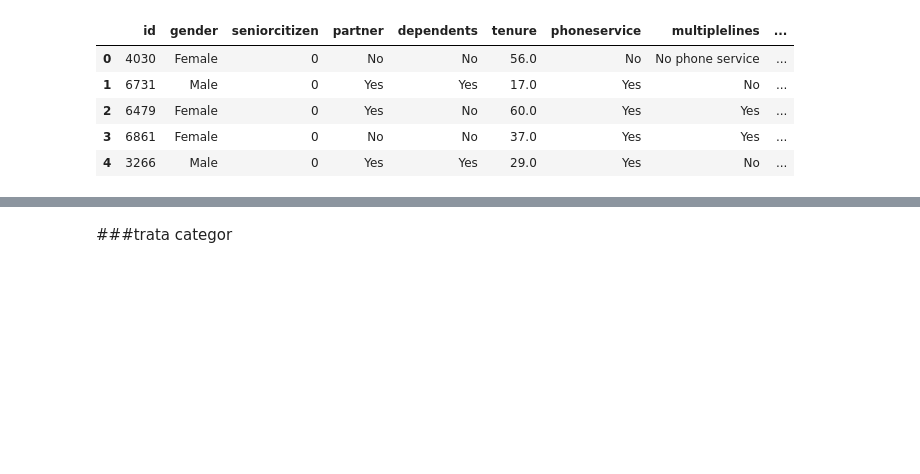
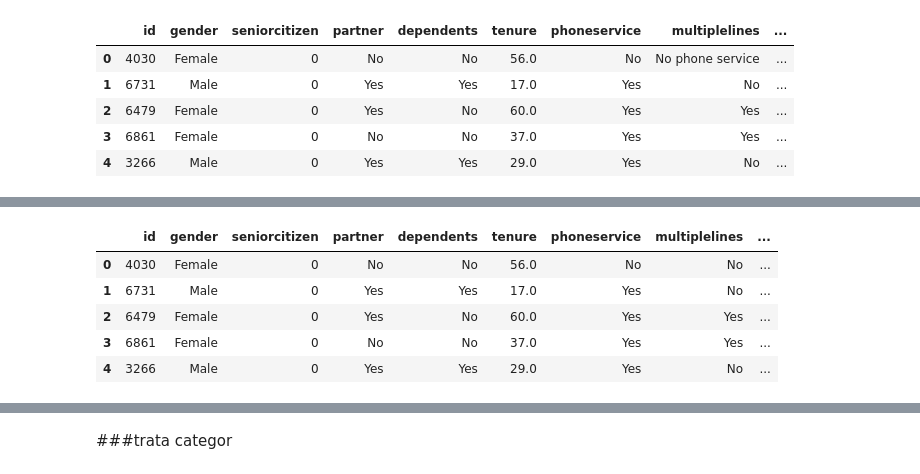
Before and after one commit to jjefferson2006/DSWP_JJ_altera, a Jupyter notebook: desafio_analise5.ipynb, the cells around one changed output, grey strips where cells are left out. Cells and saved outputs as stored; diff of their text form; code cells hidden in the pictures; blank space fills up the shorter version.

```diff
--- a/desafio_analise5.ipynb
+++ b/desafio_analise5.ipynb
@@ -216,0 +489,10 @@ df_churn_train.head()
+# %%
+df_train_dumy = pd.concat([df_churn_train, dummy], axis = 1)
+df_train_dumy.head()
+# %% [output]
+|  | id | gender | seniorcitizen | partner | dependents | tenure | phoneservice | multiplelines | ... |
+| 0 | 4030 | Female | 0 | No | No | 56.0 | No | No | ... |
+| 1 | 6731 | Male | 0 | Yes | Yes | 17.0 | Yes | No | ... |
+| 2 | 6479 | Female | 0 | Yes | No | 60.0 | Yes | Yes | ... |
+| 3 | 6861 | Female | 0 | No | No | 37.0 | Yes | Yes | ... |
+| 4 | 3266 | Male | 0 | Yes | Yes | 29.0 | Yes | No | ... |
```
Also changed, not shown: parts of 96 cells of this notebook.
